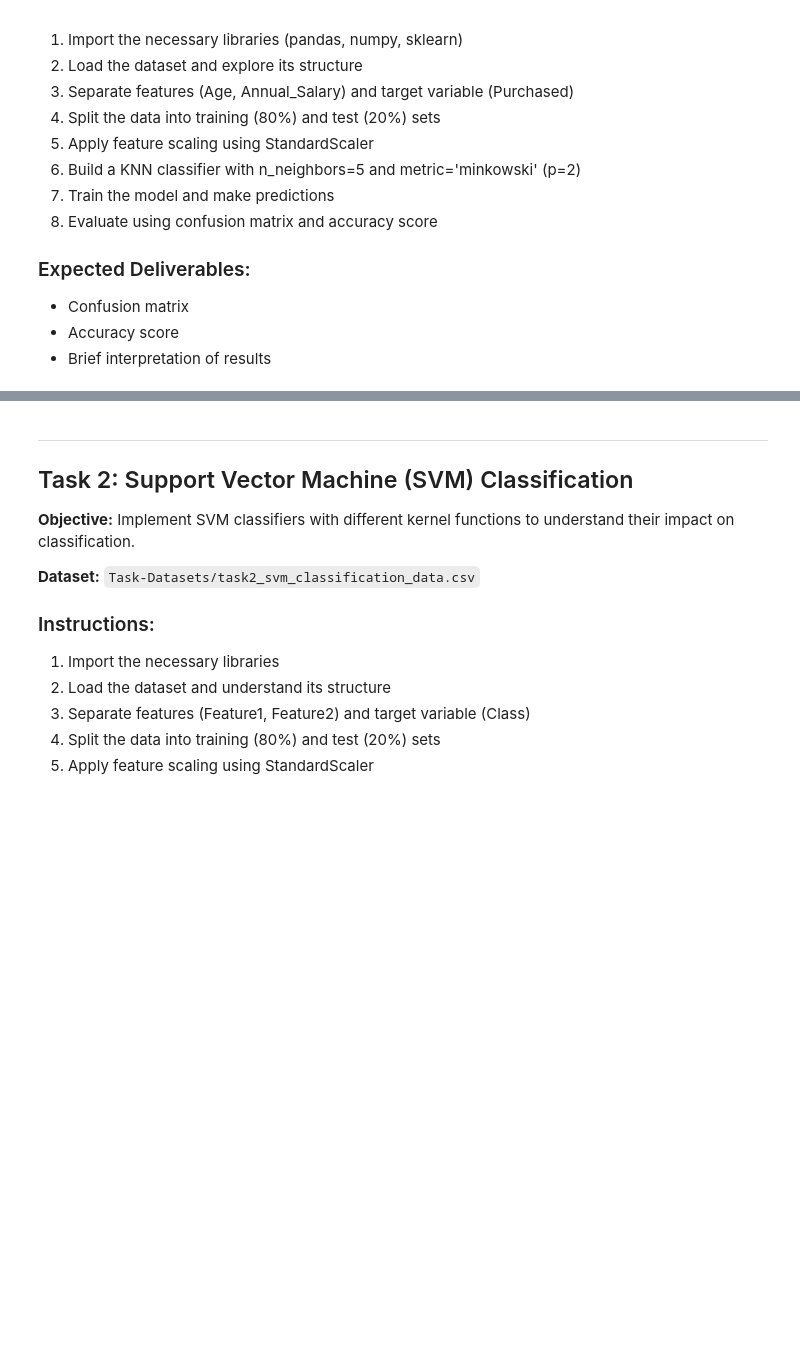
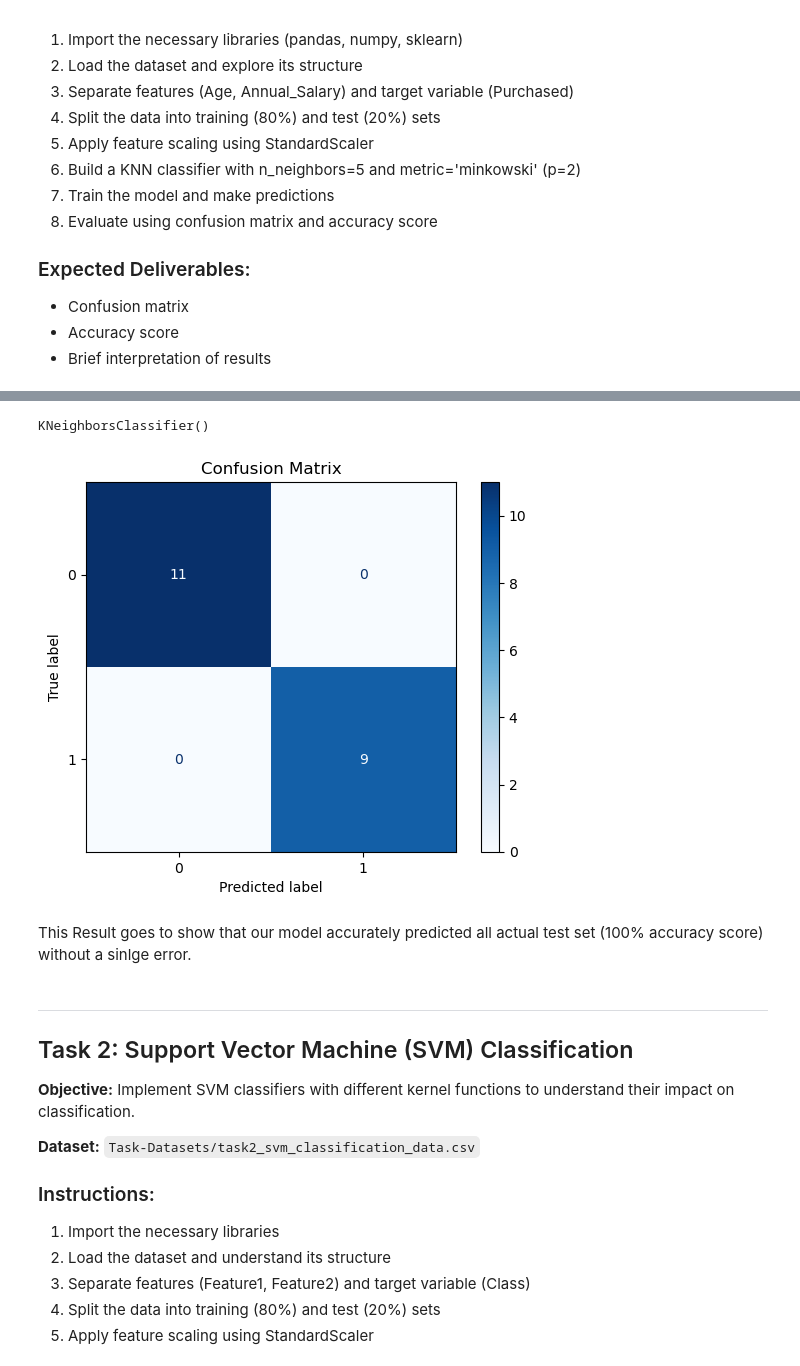
Before and after one commit to Blessing-Ekeh/dataraflow-week17-Classification-models, a Jupyter notebook: Take Home.ipynb, the cells around one changed output, grey strips where cells are left out. Drawn from its saved outputs; the diff is of its cells as text; code cells hidden in the pictures; blank space fills up the shorter version.

Commit message:
Tasks 1 solved

```diff
--- a/Take Home.ipynb
+++ b/Take Home.ipynb
@@ -45,4 +74,8 @@ These tasks are designed to test your understanding of the fundamental concepts
 # %%
 # Separate features and target variable
+X = task1_data[['Age', 'Annual_Salary']]
+Y = task1_data['Purchased']
 # %%
 # Split data into training and test sets
+X_train, X_test, Y_train, Y_test = train_test_split(X, Y, test_size =0.2, random_state=0)
+Y_test
@@ -49,9 +100,30 @@ These tasks are designed to test your understanding of the fundamental concepts
 # %%
 # Apply feature scaling
+sc = StandardScaler()
+X_train = sc.fit_transform(X_train)
+X_test = sc.transform(X_test)
 # %%
 # Build and train the KNN classifier
+KNN_model = KNeighborsClassifier(n_neighbors=5, metric='minkowski', p=2)
+KNN_model.fit(X_train, Y_train)
+# %% [output]
+KNeighborsClassifier()
 # %%
 # Make predictions and evaluate
+KNN_Y_pred = KNN_model.predict(X_test)
+
+# Confusion Matrix
+cm = confusion_matrix(Y_test, KNN_Y_pred)
+# Plot confusion matrix
+disp = ConfusionMatrixDisplay(confusion_matrix=cm)
+disp.plot(cmap='Blues')
+
+plt.title("Confusion Matrix")
+plt.show()
+# %% [output]
+[figure, added]
+# %% [markdown]
+This Result goes to show that our model accurately predicted all actual test set (100% accuracy score) without a sinlge error.
 # %% [markdown]
 ---
 
```
Also changed, not shown: parts of 11 cells of this notebook.
